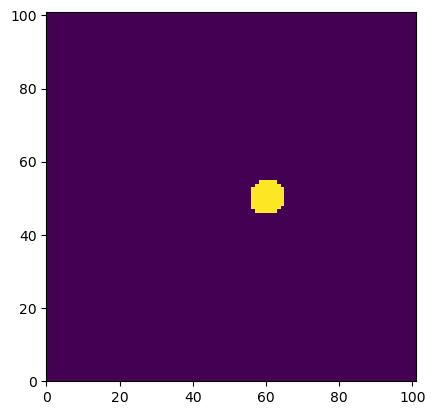
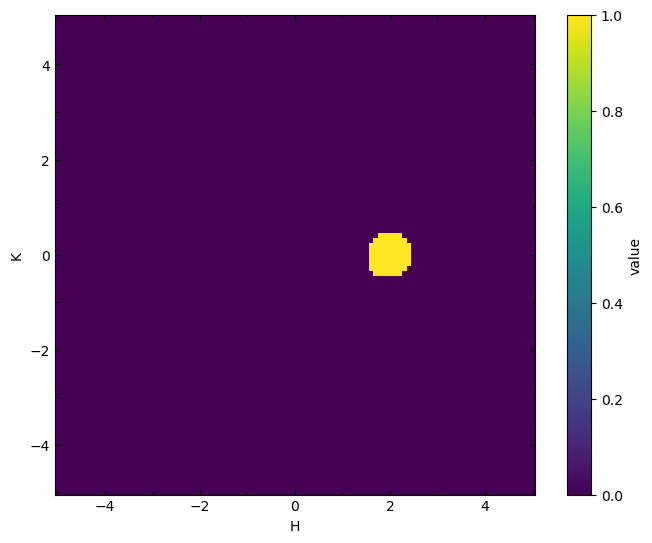
Code edit (unified diff) that turned the first committed figure into the second:
--- before
+++ after
@@ -1,3 +1,3 @@
-mask = dpdf.generate_mask_at_coord(coordinate=(1,0,0), punch_radius=0.5)
-plt.pcolormesh(mask[:,:,mask.shape[2]//2].transpose())
+mask = dpdf.generate_mask_at_coord(coordinate=(2,0,0), punch_radius=0.5)
+plot_slice(mask[:,:,mask.shape[2]//2], data.H, data.K)
 plt.gca().set_aspect(dpdf.lattice_params[1]/dpdf.lattice_params[0])

Commit: Update DeltaPDF example